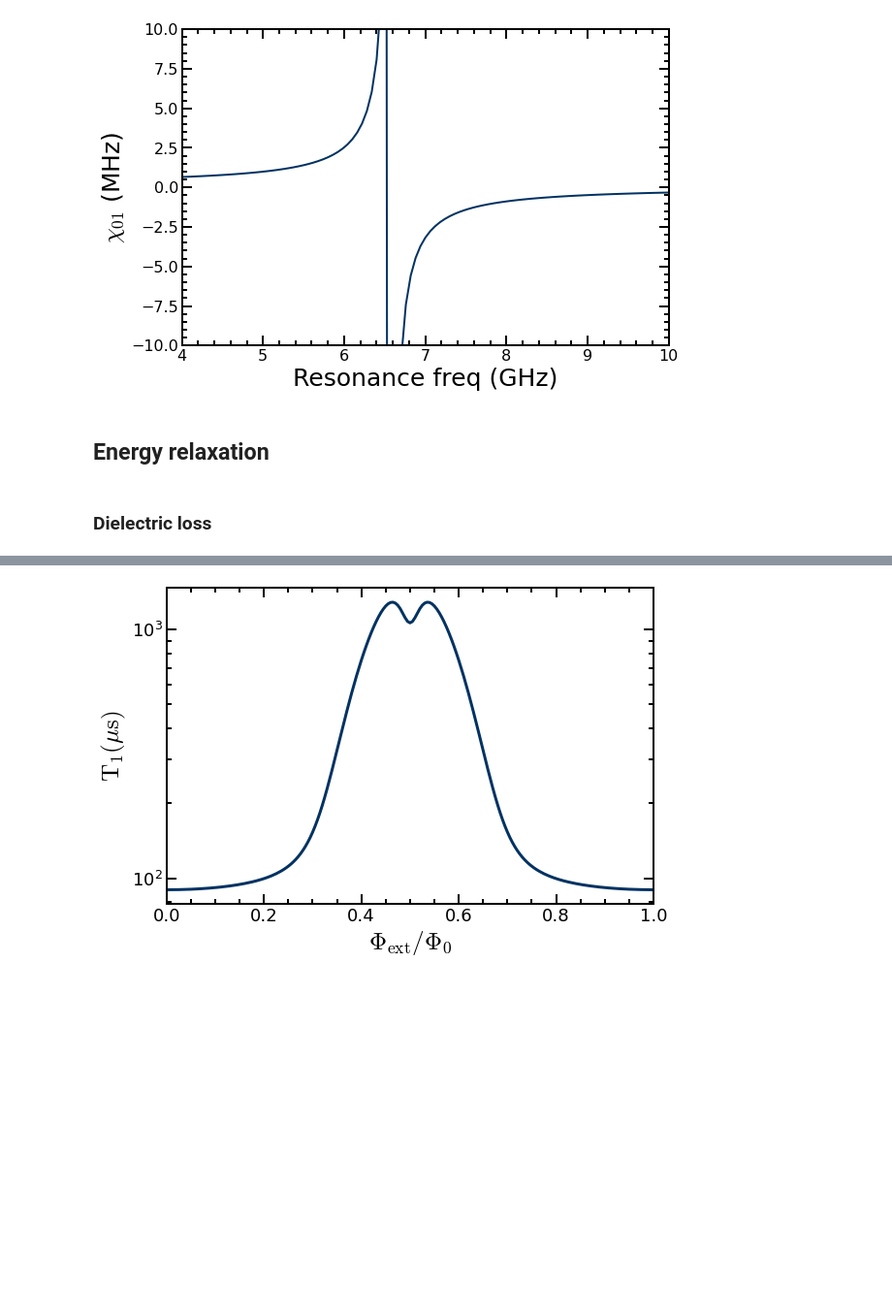
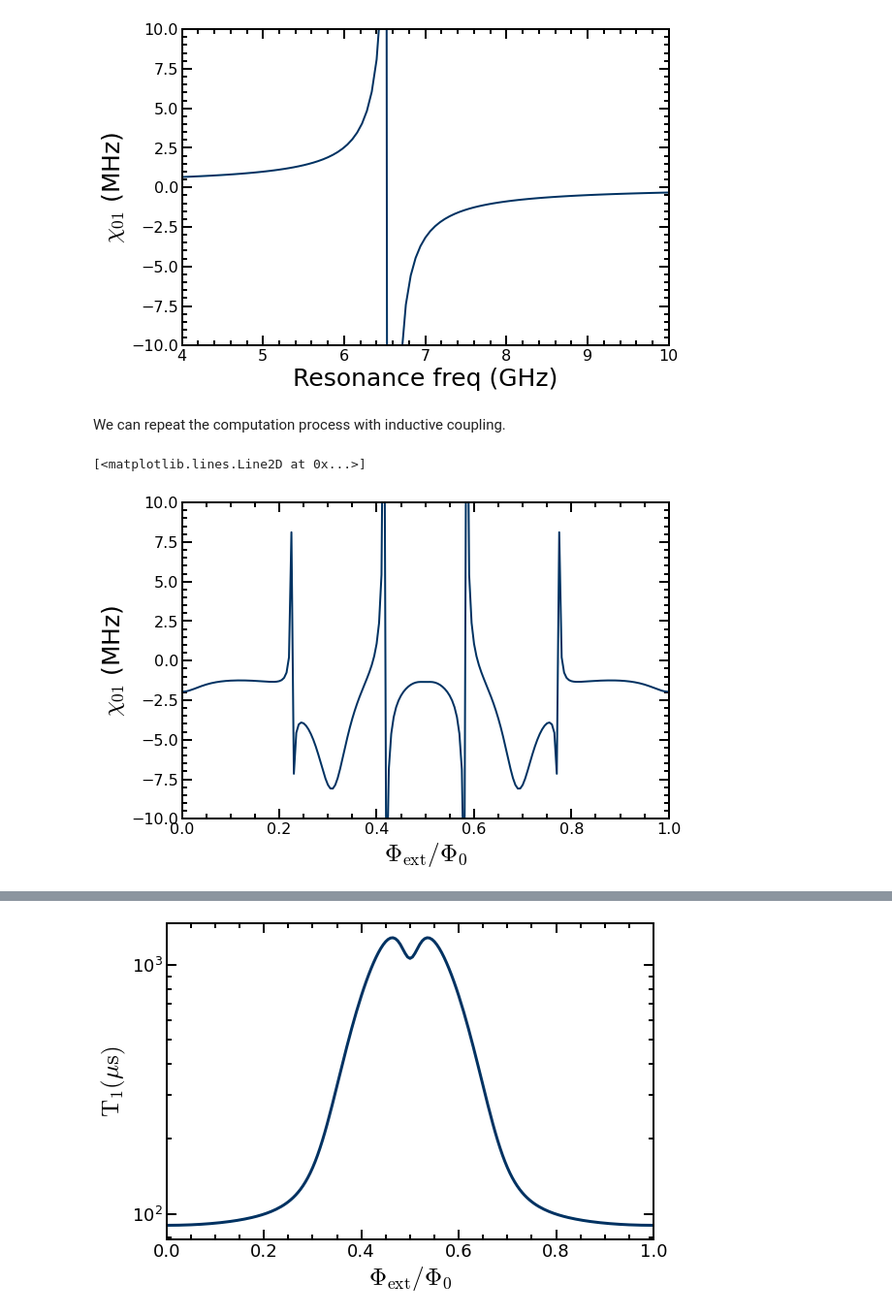
Before and after one commit to qnl/Fluxonium_berkeley, a Jupyter notebook: Notebooks/Fluxonium properties.ipynb, the cells around one changed output, grey strips where cells are left out. Shown at 97% size. Cells and saved outputs as stored; diff of their text form; code cells hidden in the pictures; blank space fills up the shorter version.

```diff
--- a/Notebooks/Fluxonium properties.ipynb
+++ b/Notebooks/Fluxonium properties.ipynb
@@ -169,7 +191,23 @@ plt.plot(w_R_array, chi_R_01*1e3, linewidth = '2')
 # %% [output]
 [<matplotlib.lines.Line2D at 0x...>]
 [figure]
-# %% [markdown]
-## Energy relaxation
-# %% [markdown]
-### Dielectric loss
+# %% [markdown]
+We can repeat the computation process with inductive coupling.
+# %%
+iState = 0
+fState = 1
+g = 0.1 #Coupling to cavity, GHz
+w_R = 7.5 #Readout frequency, GHz
+chi_01 = np.zeros_like(phi_ext)
+for idx, phi in enumerate(phi_ext):
+    chi_01[idx]= fluxonium.flux_dispersive_shift(N, level_num, E_L, E_C, E_J, phi*2*np.pi, iState, fState, w_R, g)
+# %%
+plt.figure(figsize=[9,6])
+plt.xlim([phi_ext[0], phi_ext[-1]])
+plt.ylim([-10,10])
+plt.xlabel(r'$\Phi_\mathrm{ext}/\Phi_0$')
+plt.ylabel(r'$\chi_{01}$ (MHz)')
+plt.plot(phi_ext, chi_01*1e3, linewidth = '2')
+# %% [output]
+[<matplotlib.lines.Line2D at 0x...>]
+[figure, added]
```
Also changed, not shown: parts of 24 cells of this notebook.
